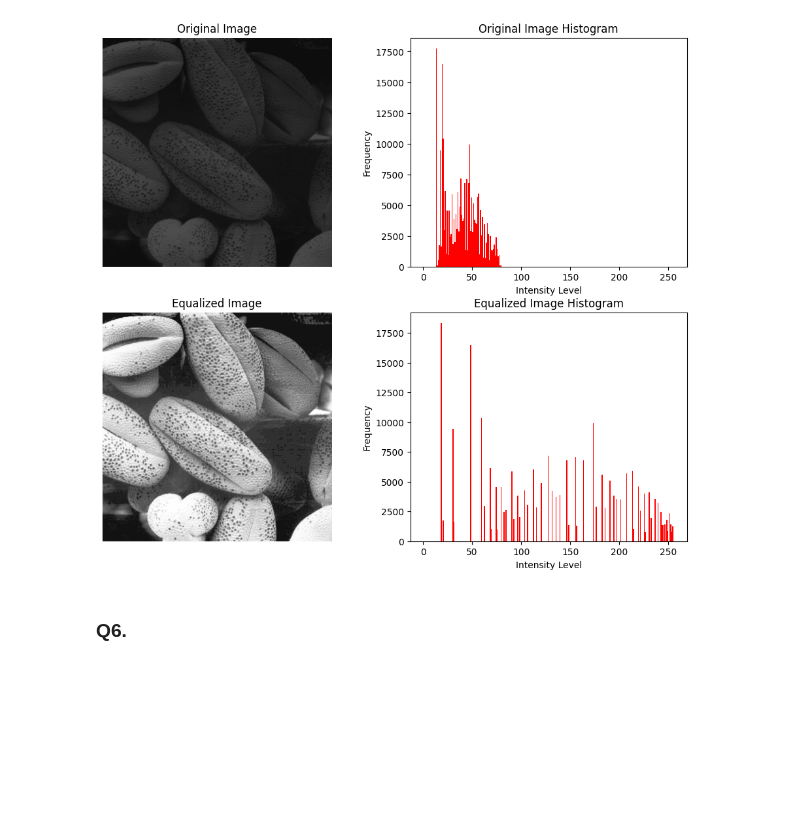
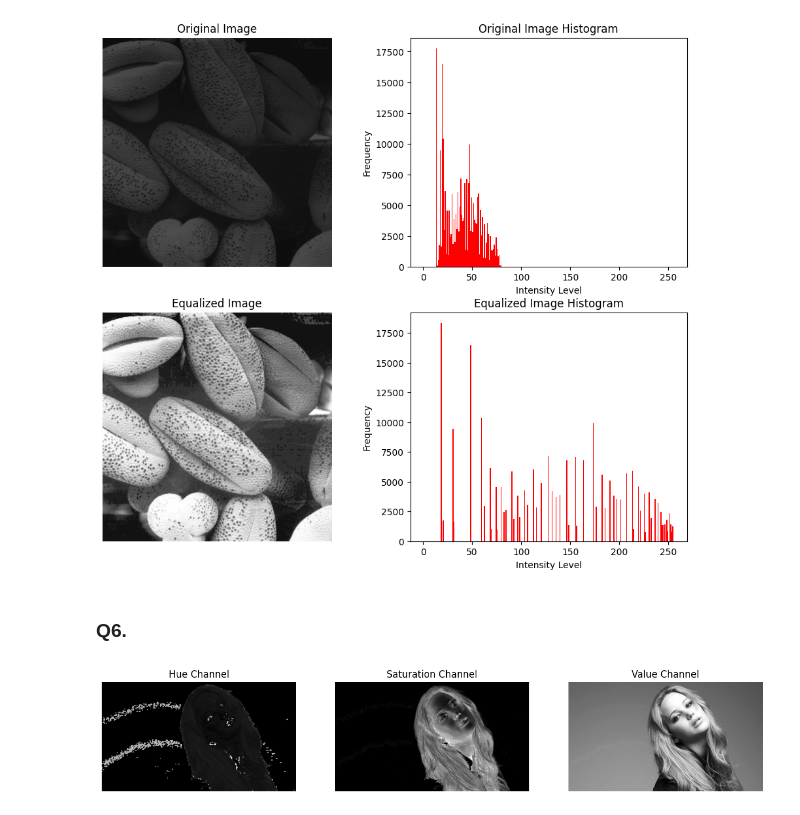
Before and after one commit to nadunnr/EN3160-Image-Processing-and-Machine-Vision, a Jupyter notebook: assignments/Assignment 1/assignment_1.ipynb, the cells around one changed output. Drawn from its saved outputs; the diff is of its cells as text; code cells hidden in the pictures; blank space fills up the shorter version.

```diff
--- a/assignments/Assignment 1/assignment_1.ipynb
+++ b/assignments/Assignment 1/assignment_1.ipynb
@@ -282,3 +282,28 @@ plt.show()
 [figure]
 # %% [markdown]
 ### Q6.
+# %%
+jennifer_path = r"D:\Academics\EN3160 - Image Processing and Machine Vision\assignments\Assignment 1\a1images\jeniffer.jpg"
+
+jennifer_im = cv.imread(jennifer_path)
+assert jennifer_im is not None
+
+hue, saturation, value = cv.split(cv.cvtColor(jennifer_im, cv.COLOR_BGR2HSV))
+
+fig, axes = plt.subplots(1,3,figsize=(15,6))
+
+axes[0].imshow(hue, cmap='gray')
+axes[0].set_title('Hue Channel')
+axes[0].axis('off')
+
+axes[1].imshow(saturation, cmap='gray')
+axes[1].set_title('Saturation Channel')
+axes[1].axis('off')
+
+axes[2].imshow(value, cmap='gray')
+axes[2].set_title('Value Channel')
+axes[2].axis('off')
+
+plt.show()
+# %% [output]
+[figure, added]
```
Also changed, not shown: parts of 5 cells of this notebook.
